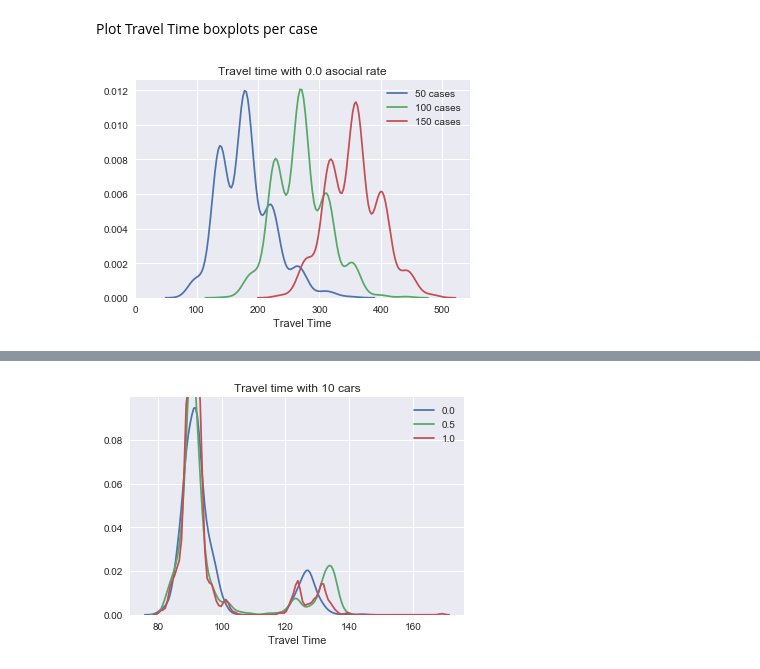
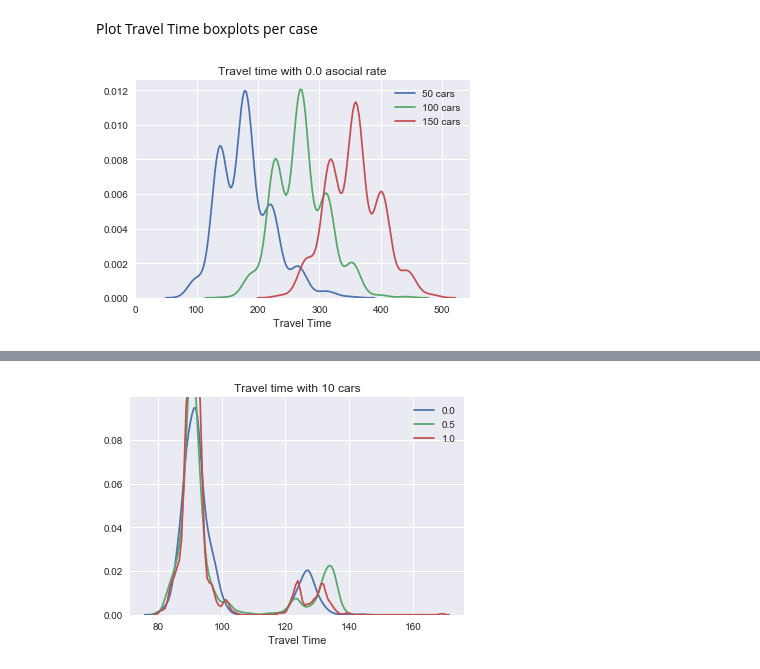
Before and after one commit to asuratos/artisoc-traffic-model2018, a Jupyter notebook: data/2019.09.20-2 same as previous, 1k points/Plotting.ipynb, the cells around one changed output, grey strips where cells are left out. Cells and saved outputs as stored; diff of their text form; code cells hidden in the pictures.

```diff
--- a/data/2019.09.20-2 same as previous, 1k points/Plotting.ipynb
+++ b/data/2019.09.20-2 same as previous, 1k points/Plotting.ipynb
@@ -60,14 +60,14 @@ for density in roaddensities:
 Plot Travel Time boxplots per case
 # %%
 for value in asocial_values:
-    sns.distplot(data[50][value]['Travel Time'],kde = True, hist=False, norm_hist = False, label = "50 cases")
-    sns.distplot(data[100][value]['Travel Time'],kde = True, hist=False, norm_hist = False, label = "100 cases")
-    sns.distplot(data[150][value]['Travel Time'],kde = True, hist=False, norm_hist = False, label = "150 cases")
+    sns.distplot(data[50][value]['Travel Time'],kde = True, hist=False, norm_hist = False, label = "50 cars")
+    sns.distplot(data[100][value]['Travel Time'],kde = True, hist=False, norm_hist = False, label = "100 cars")
+    sns.distplot(data[150][value]['Travel Time'],kde = True, hist=False, norm_hist = False, label = "150 cars")
 
     plt.xlim(xmin=0)
     plt.title('Travel time with %s asocial rate' % (value))
     plt.legend()
     plt.savefig('plots\Traveltime\\3cases_Asocial%s.pdf' % (value))
     plt.show()
 # %% [output]
-[figure, old version]
+[figure, new version]
```
Also changed, not shown: parts of 3 cells of this notebook, 3 other files.
